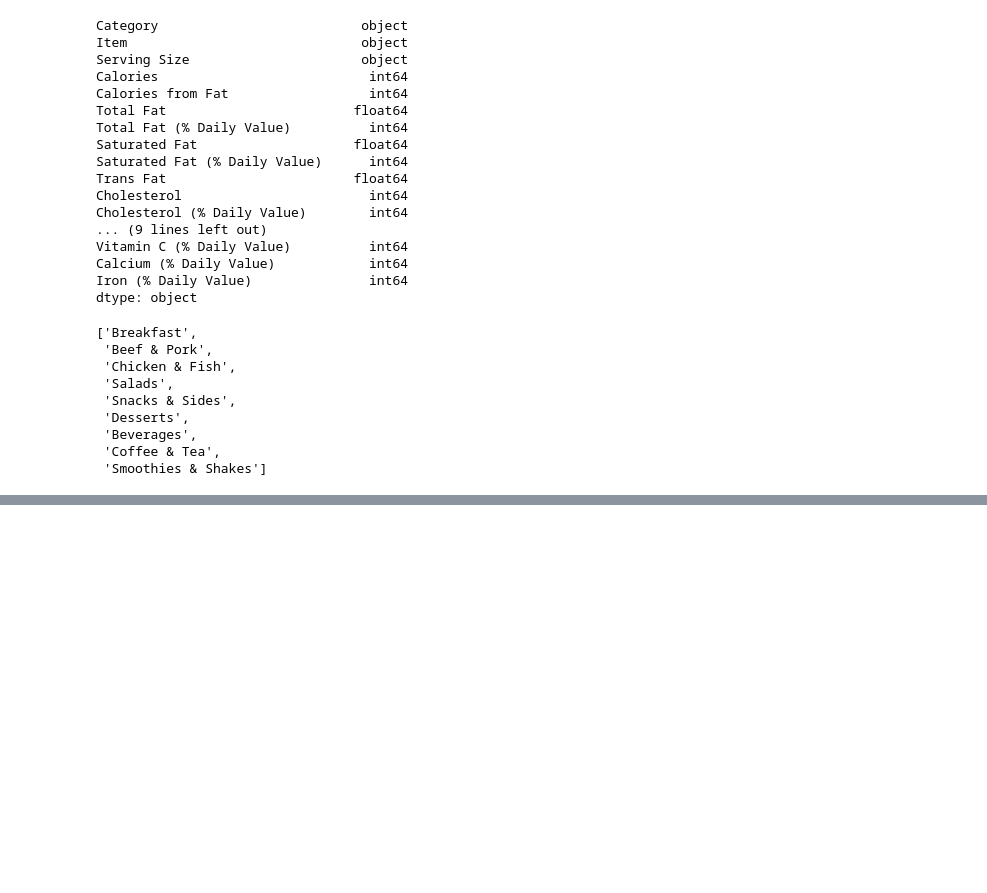
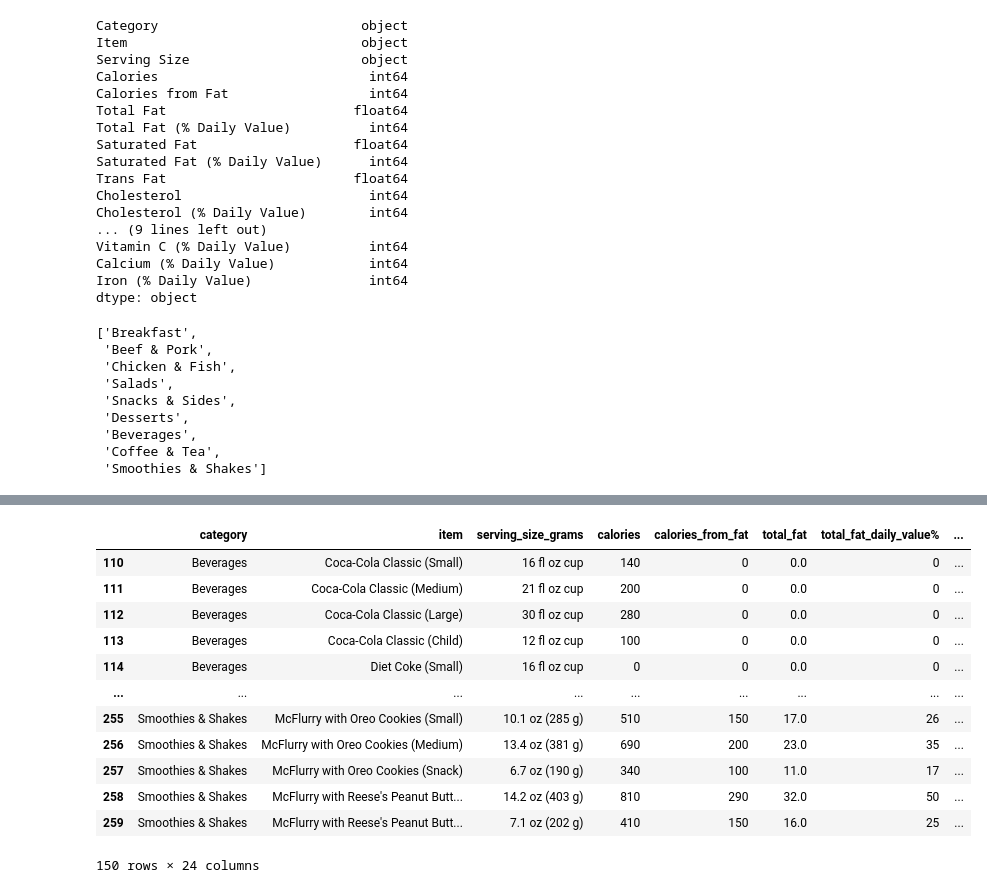
Before and after one commit to mfernandamirabile/C-Users-ferna-McDonaldsMenu-Analysis, a Jupyter notebook: app.ipynb, the cells around one changed output, grey strips where cells are left out. Drawn from its saved outputs; the diff is of its cells as text; code cells hidden in the pictures; blank space fills up the shorter version.

Commit message:
dividing the df in two: foods and drinks

```diff
--- a/app.ipynb
+++ b/app.ipynb
@@ -75,0 +111,17 @@ breakfast_df.head(6)
+# %%
+drink_df = menu_df.loc[(menu_df['category'].isin(['Beverages', 'Smoothies & Shakes', 'Coffee & Tea']))]
+display(drink_df)
+# %% [output]
+|  | category | item | serving_size_grams | calories | calories_from_fat | total_fat | total_fat_daily_value% | ... |
+| 110 | Beverages | Coca-Cola Classic (Small) | 16 fl oz cup | 140 | 0 | 0.0 | 0 | ... |
+| 111 | Beverages | Coca-Cola Classic (Medium) | 21 fl oz cup | 200 | 0 | 0.0 | 0 | ... |
+| 112 | Beverages | Coca-Cola Classic (Large) | 30 fl oz cup | 280 | 0 | 0.0 | 0 | ... |
+| 113 | Beverages | Coca-Cola Classic (Child) | 12 fl oz cup | 100 | 0 | 0.0 | 0 | ... |
+| 114 | Beverages | Diet Coke (Small) | 16 fl oz cup | 0 | 0 | 0.0 | 0 | ... |
+| ... | ... | ... | ... | ... | ... | ... | ... | ... |
+| 255 | Smoothies & Shakes | McFlurry with Oreo Cookies (Small) | 10.1 oz (285 g) | 510 | 150 | 17.0 | 26 | ... |
+| 256 | Smoothies & Shakes | McFlurry with Oreo Cookies (Medium) | 13.4 oz (381 g) | 690 | 200 | 23.0 | 35 | ... |
+| 257 | Smoothies & Shakes | McFlurry with Oreo Cookies (Snack) | 6.7 oz (190 g) | 340 | 100 | 11.0 | 17 | ... |
+| 258 | Smoothies & Shakes | McFlurry with Reese's Peanut Butt... | 14.2 oz (403 g) | 810 | 290 | 32.0 | 50 | ... |
+| 259 | Smoothies & Shakes | McFlurry with Reese's Peanut Butt... | 7.1 oz (202 g) | 410 | 150 | 16.0 | 25 | ... |
+150 rows × 24 columns
```
Also changed, not shown: parts of 15 cells of this notebook.
